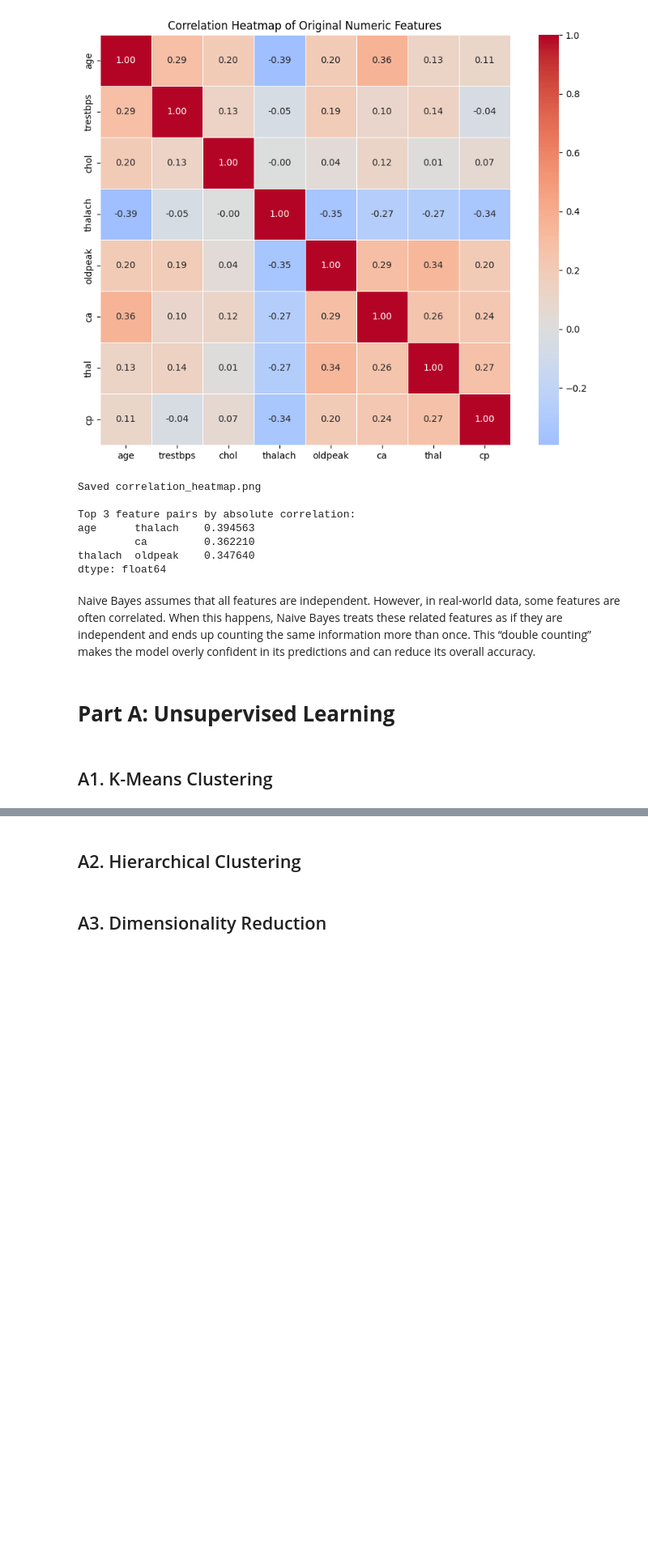
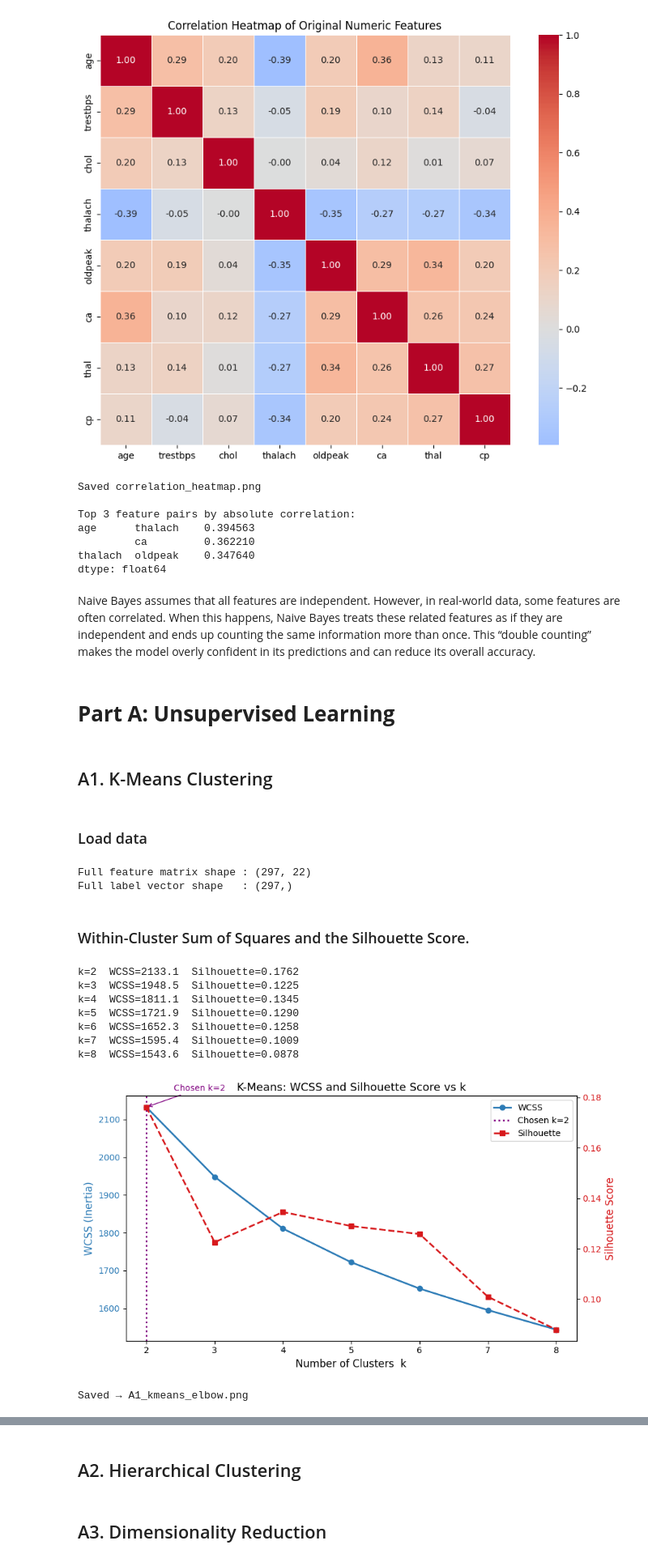
Before and after one commit to maryam2004-hub/i23-6004-DM-Assignment4, a Jupyter notebook: i23_6004_DS_B_DMAssignment4.ipynb, the cells around one changed output, grey strips where cells are left out. Shown at 81% size. Saved outputs shown, nothing was run; the diff lists cells and outputs as text; code cells hidden in the pictures; blank space fills up the shorter version.

Commit message:
Added WCSS, Silhouette score and PCA 2D scatters comparision of clusters and true labels

```diff
--- a/i23_6004_DS_B_DMAssignment4.ipynb
+++ b/i23_6004_DS_B_DMAssignment4.ipynb
@@ -209,3 +213,83 @@ Naive Bayes assumes that all features are independent. However, in real-world da
 # **Part A: Unsupervised Learning**
 # %% [markdown]
 ## A1. K-Means Clustering
+# %% [markdown]
+### Load data
+# %%
+data = joblib.load("preprocessed_data.pkl")
+
+X_train = data["X_train"]
+X_test  = data["X_test"]
+y_train = data["y_train"]
+y_test  = data["y_test"]
+
+X_full = pd.concat([X_train, X_test], ignore_index=True)
+y_full = pd.concat([y_train, y_test], ignore_index=True)
+
+print(f"Full feature matrix shape : {X_full.shape}")
+print(f"Full label vector shape   : {y_full.shape}")
+# %% [output]
+Full feature matrix shape : (297, 22)
+Full label vector shape   : (297,)
+# %% [markdown]
+### Within-Cluster Sum of Squares and the Silhouette Score.
+# %%
+K_RANGE = range(2, 9)
+wcss_scores       = []
+silhouette_scores = []
+
+for k in K_RANGE:
+    km = KMeans(n_clusters=k, random_state=42, n_init=10)
+    labels = km.fit_predict(X_full)
+    wcss_scores.append(km.inertia_)
+    silhouette_scores.append(silhouette_score(X_full, labels))
+    print(f"k={k}  WCSS={km.inertia_:.1f}  Silhouette={silhouette_scores[-1]:.4f}")
+
+# Dual-axis plot
+CHOSEN_K = 2
+
+fig, ax1 = plt.subplots(figsize=(9, 5))
+
+color_wcss = "#2c7bb6"
+color_sil  = "#d7191c"
+
+ax1.set_xlabel("Number of Clusters  k", fontsize=12)
+ax1.set_ylabel("WCSS (Inertia)", color=color_wcss, fontsize=12)
+ax1.plot(list(K_RANGE), wcss_scores, "o-", color=color_wcss, linewidth=2, label="WCSS")
+ax1.tick_params(axis="y", labelcolor=color_wcss)
+
+ax2 = ax1.twinx()
+ax2.set_ylabel("Silhouette Score", color=color_sil, fontsize=12)
+ax2.plot(list(K_RANGE), silhouette_scores, "s--", color=color_sil, linewidth=2, label="Silhouette")
+ax2.tick_params(axis="y", labelcolor=color_sil)
+
+# Mark chosen k
+chosen_idx = CHOSEN_K - 2
+ax1.axvline(x=CHOSEN_K, color="purple", linestyle=":", linewidth=2, label=f"Chosen k={CHOSEN_K}")
+ax1.annotate(
+    f"Chosen k={CHOSEN_K}",
+    xy=(CHOSEN_K, wcss_scores[chosen_idx]),
+    xytext=(CHOSEN_K + 0.4, wcss_scores[chosen_idx] * 1.02),
+    fontsize=10, color="purple",
+    arrowprops=dict(arrowstyle="->", color="purple")
+)
+
+lines1, labels1 = ax1.get_legend_handles_labels()
+lines2, labels2 = ax2.get_legend_handles_labels()
+ax1.legend(lines1 + lines2, labels1 + labels2, loc="upper right")
+
+plt.title("K-Means: WCSS and Silhouette Score vs k", fontsize=13)
+plt.tight_layout()
+plt.savefig("A1_kmeans_elbow.png", dpi=150)
+plt.show()
+print("\nSaved → A1_kmeans_elbow.png")
+# %% [output]
+k=2  WCSS=2133.1  Silhouette=0.1762
+k=3  WCSS=1948.5  Silhouette=0.1225
+k=4  WCSS=1811.1  Silhouette=0.1345
+k=5  WCSS=1721.9  Silhouette=0.1290
+k=6  WCSS=1652.3  Silhouette=0.1258
+k=7  WCSS=1595.4  Silhouette=0.1009
+k=8  WCSS=1543.6  Silhouette=0.0878
+[figure, added]
+Saved → A1_kmeans_elbow.png
```
Also changed, not shown: parts of 4 cells of this notebook.
